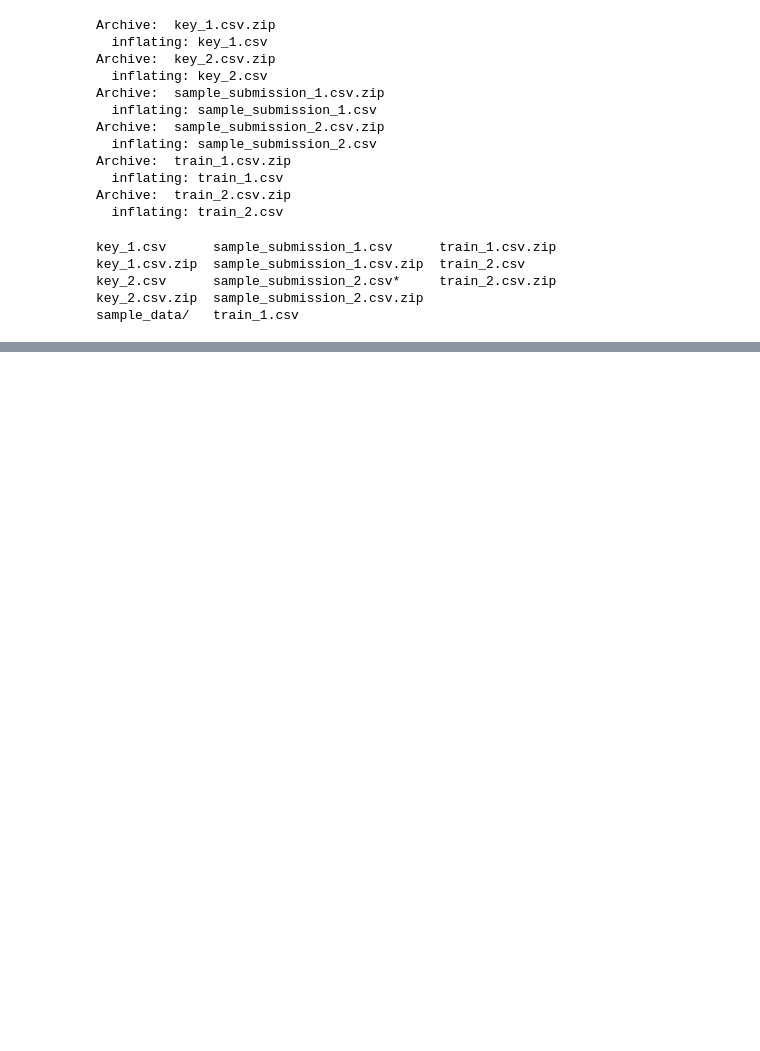
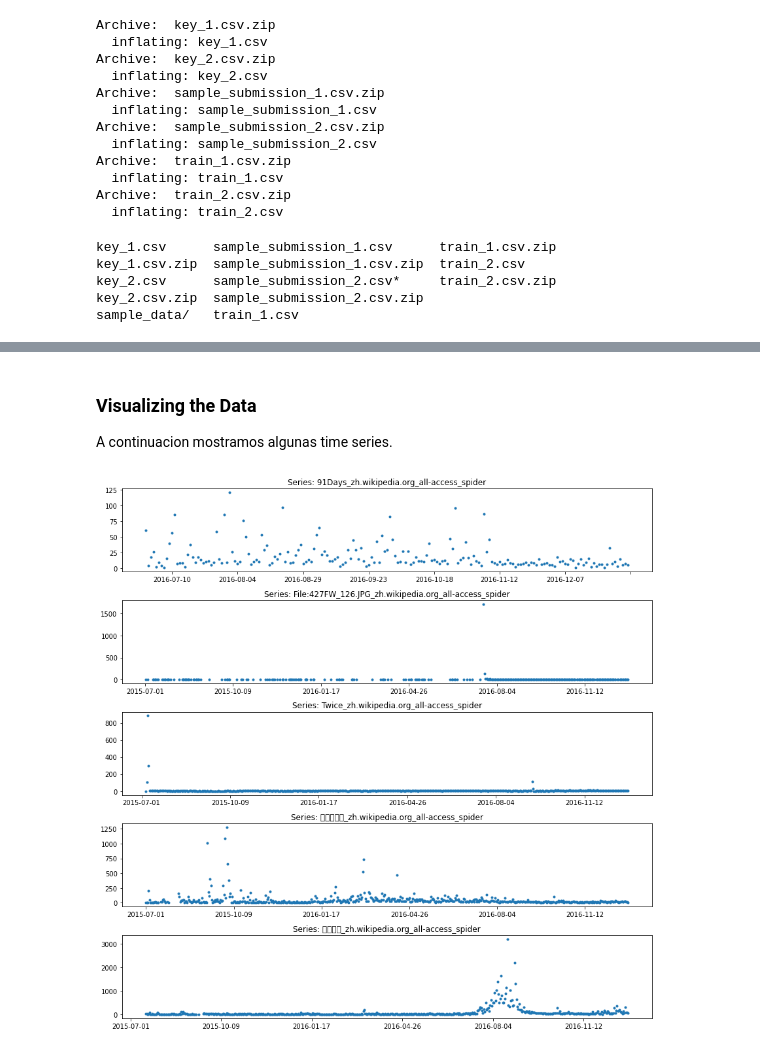
Before and after one commit to valentinaechavarria/-web-traffic-forecasting-project, a Jupyter notebook: 1_entregaFinal.ipynb, the cells around one changed output, grey strips where cells are left out. Saved outputs shown, nothing was run; the diff lists cells and outputs as text; code cells hidden in the pictures; blank space fills up the shorter version.

```diff
--- a/1_entregaFinal.ipynb
+++ b/1_entregaFinal.ipynb
@@ -112,0 +125,5 @@ ss = pd.read_csv("/content/sample_submission_1.csv")
+# %%
+print("Total NaN Values: ", train.shape[0])
+nan_values = train[train.isnull().any(axis=1)]
+print("Total Records that are NaN: ", nan_values.shape[0])
+nan_values.iloc[np.r_[0:10, len(nan_values)-10:len(nan_values)]]
@@ -112,0 +151,27 @@ ss = pd.read_csv("/content/sample_submission_1.csv")
+# %% [markdown]
+### Visualizing the Data
+
+A continuacion mostramos algunas time series.
+# %%
+def plot_time_series(data_frame, row_num, start_col =1, ax=None):
+    if ax is None:
+            fig = plt.figure(facecolor='w', figsize=(10, 6))
+            ax = fig.add_subplot(111)
+    else:
+        fig = ax.get_figure()
+
+    series_title = data_frame.iloc[row_num, 0]
+    sample_series = data_frame.iloc[row_num, start_col:]
+    sample_series.plot(style=".", ax=ax)
+    ax.set_title("Series: %s" % series_title)
+
+fig, axs  = plt.subplots(5,1,figsize=(12,12))
+plot_time_series(nan_values, 1, ax=axs[0])
+plot_time_series(nan_values, 10, ax=axs[1])
+plot_time_series(nan_values, 50, ax=axs[2])
+plot_time_series(nan_values, 100, ax=axs[3])
+plot_time_series(nan_values, 200, ax=axs[4])
+
+plt.tight_layout()
+# %% [output]
+[figure, added]
```
Also changed, not shown: parts of 6 cells of this notebook.
